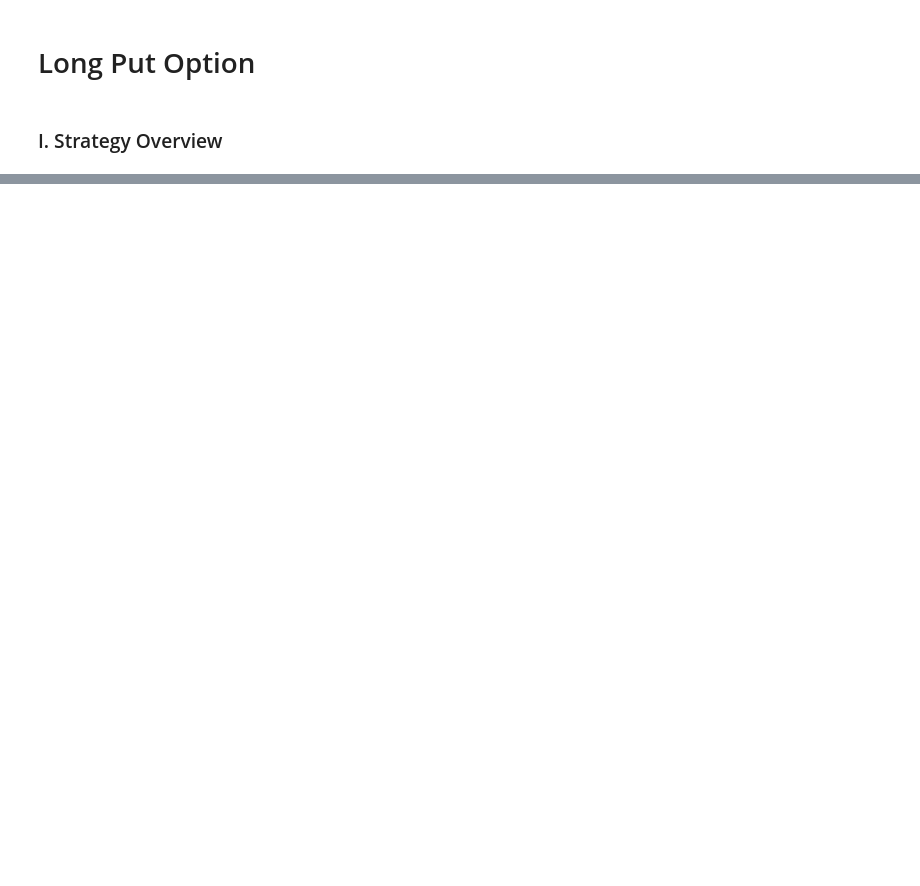
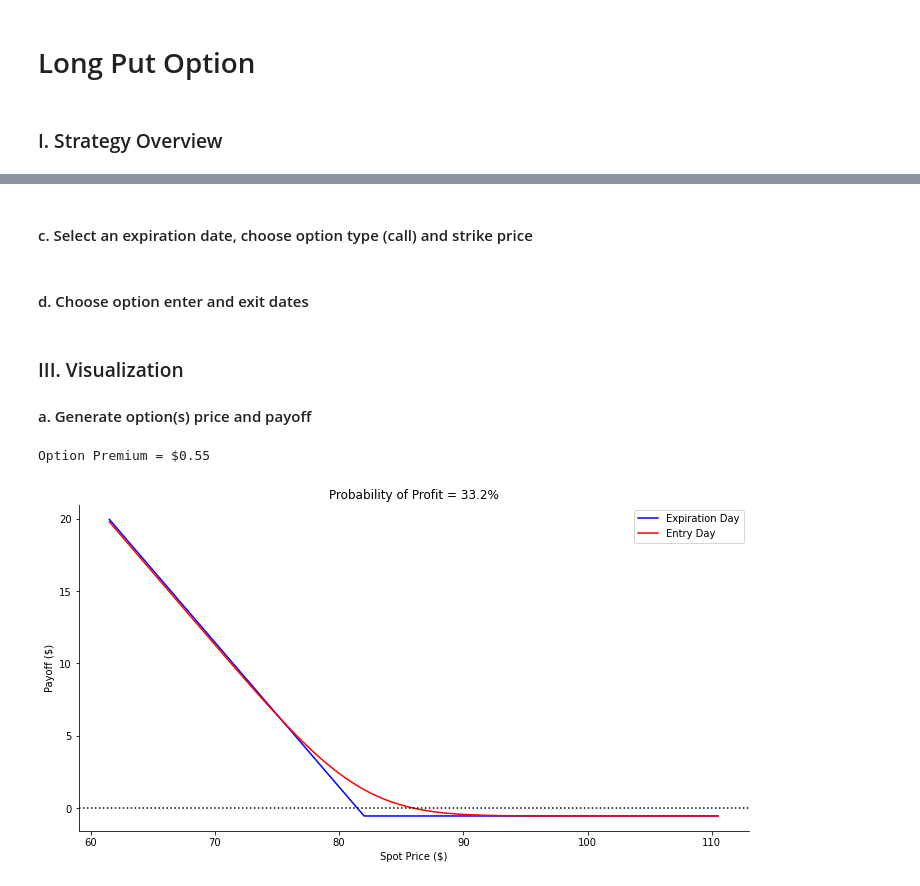
Before and after one commit to chen-albert-liang/Optegic, a Jupyter notebook: BearishStrategy/Long Put Option.ipynb, the cells around one changed output, grey strips where cells are left out. Saved outputs shown, nothing was run; the diff lists cells and outputs as text; code cells hidden in the pictures; blank space fills up the shorter version.

```diff
--- a/BearishStrategy/Long Put Option.ipynb
+++ b/BearishStrategy/Long Put Option.ipynb
@@ -148,0 +56,24 @@ win_rate = "{:.2%}".format(strategy_performance['Win'].sum()/len(strategy_perfor
+# %% [markdown]
+#### c. Select an expiration date, choose option type (call) and strike price
+# %%
+expiration = datetime.datetime(2018, 3, 18)
+option_type = ['P']  # C(all), P(ut)
+action = ['L']  #L(ong), S(hort)
+
+# Change the strike price to see how it affects the strategy
+strike_price = [82]  # Out the money
+# %% [markdown]
+#### d. Choose option enter and exit dates
+# %%
+entry_date = datetime.datetime(2018, 1, 2)
+exit_date = datetime.datetime(2018, 3, 5)
+# %% [markdown]
+### III. Visualization
+#### a. Generate option(s) price and payoff
+# %%
+payoff = GetPayOff(Ticker, strike_price, entry_date, expiration, option_type, action)
+print('Option Premium = '+"${:.2f}".format(payoff.option_price[0]))
+payoff.plot_payoff()
+# %% [output]
+Option Premium = $0.55
+[figure, added]
```
Also changed, not shown: parts of 62 cells of this notebook, 18 other files.
